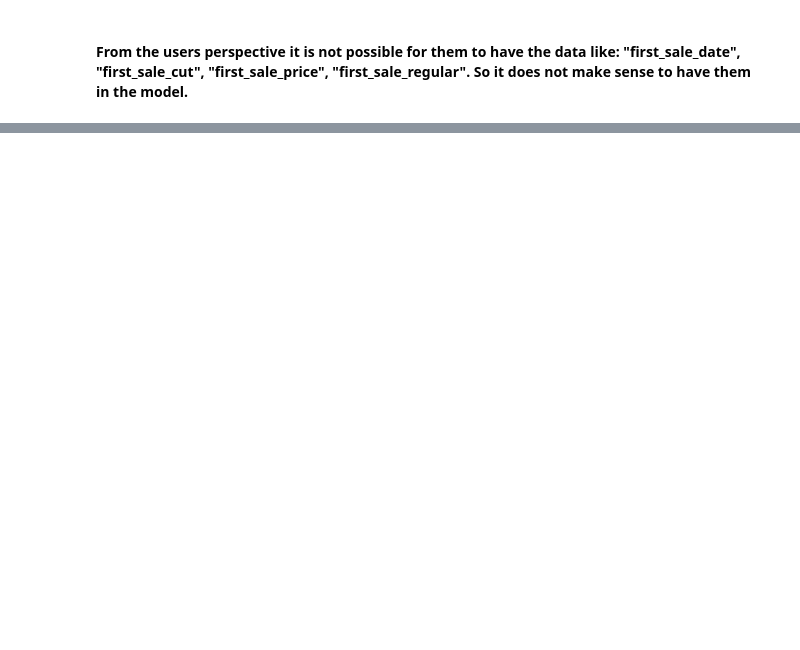
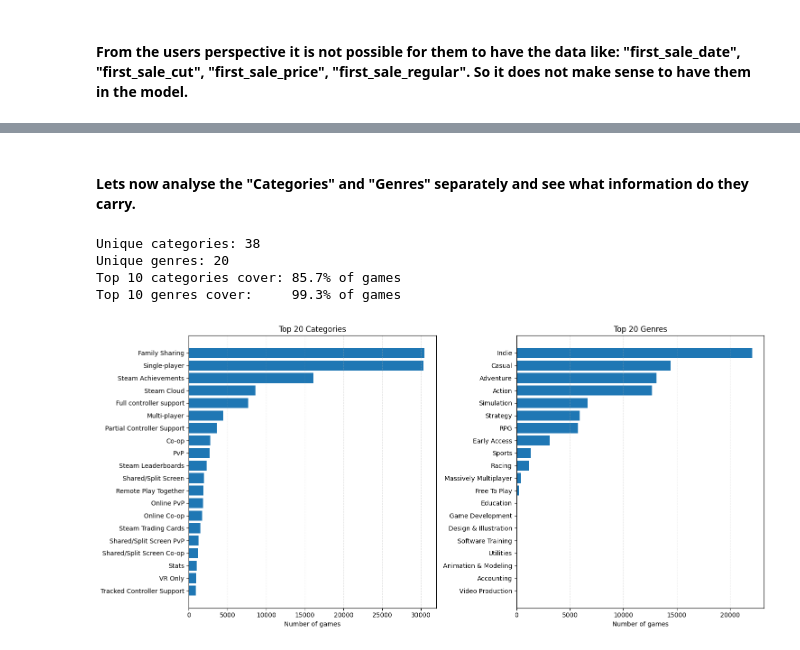
Before and after one commit to faraz1272/steam-discount-forecast, a Jupyter notebook: notebooks/model_building_experimentation.ipynb, the cells around one changed output, grey strips where cells are left out. Cells and saved outputs as stored; diff of their text form; code cells hidden in the pictures; blank space fills up the shorter version.

```diff
--- a/notebooks/model_building_experimentation.ipynb
+++ b/notebooks/model_building_experimentation.ipynb
@@ -269,0 +273,5 @@ df_final = df_merged.drop(columns=['first_sale_date', 'first_sale_cut', 'first_s
+# %%
+# dropping "first_sale_date", "first_sale_price", "first_sale_regular", "first_sale_cut"
+
+df_merged.drop(columns=['first_sale_date', 'first_sale_price', 'first_sale_regular', 'first_sale_cut'], inplace=True)
+df_merged.info()
@@ -269,0 +314,5 @@ df_final = df_merged.drop(columns=['first_sale_date', 'first_sale_cut', 'first_s
+# %%
+# dropping "tags" column as it is redundant with "Categories" and "Genres"
+
+df_merged.drop(columns=['tags'], inplace=True)
+df_merged.info()
@@ -269,0 +337,53 @@ df_final = df_merged.drop(columns=['first_sale_date', 'first_sale_cut', 'first_s
+# %% [markdown]
+#### Lets now analyse the "Categories" and "Genres" separately and see what information do they carry.
+# %%
+# helper to split comma/semicolon lists safely
+def split_multi(x):
+    if pd.isna(x):
+        return []
+    parts = re.split(r"[;,]", str(x))
+    return [p.strip() for p in parts if p.strip()]
+
+# explode to one row per token
+cats = df_merged["Categories"].apply(split_multi).explode()
+gens = df_merged["Genres"].apply(split_multi).explode()
+
+# counts
+cat_counts = cats.value_counts()
+gen_counts = gens.value_counts()
+
+print("Unique categories:", cat_counts.shape[0])
+print("Unique genres:", gen_counts.shape[0])
+
+# quick coverage info (optional)
+def coverage(series, k=10):
+    return 100 * series.head(k).sum() / series.sum()
+print(f"Top 10 categories cover: {coverage(cat_counts,10):.1f}% of games")
+print(f"Top 10 genres cover:     {coverage(gen_counts,10):.1f}% of games")
+
+# plot top-N bar charts
+TOPN = 20
+fig, axes = plt.subplots(1, 2, figsize=(15, 7))
+
+# categories
+cc = cat_counts.head(TOPN)[::-1]  # reverse for horizontal bars
+axes[0].barh(cc.index, cc.values)
+axes[0].set_title(f"Top {TOPN} Categories")
+axes[0].set_xlabel("Number of games")
+axes[0].grid(axis="x", linestyle="--", alpha=0.3)
+
+# genres
+gg = gen_counts.head(TOPN)[::-1]
+axes[1].barh(gg.index, gg.values)
+axes[1].set_title(f"Top {TOPN} Genres")
+axes[1].set_xlabel("Number of games")
+axes[1].grid(axis="x", linestyle="--", alpha=0.3)
+
+plt.tight_layout()
+plt.show()
+# %% [output]
+Unique categories: 38
+Unique genres: 20
+Top 10 categories cover: 85.7% of games
+Top 10 genres cover:     99.3% of games
+[figure, added]
```
Also changed, not shown: parts of 21 cells of this notebook.
